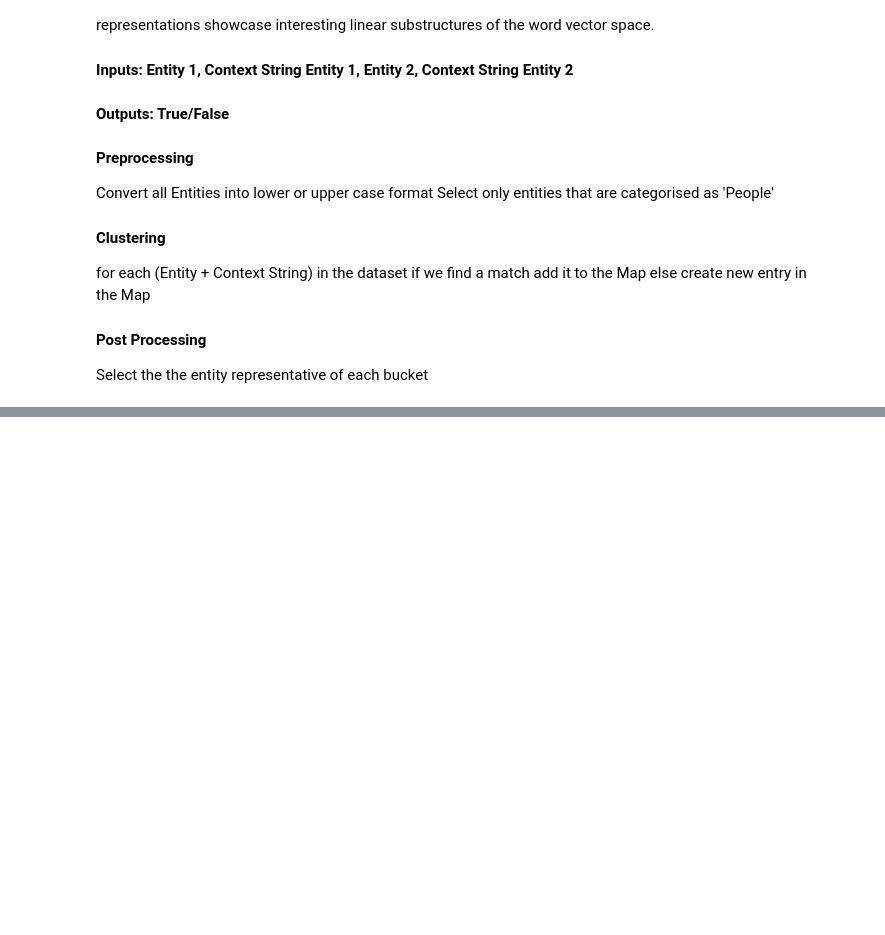
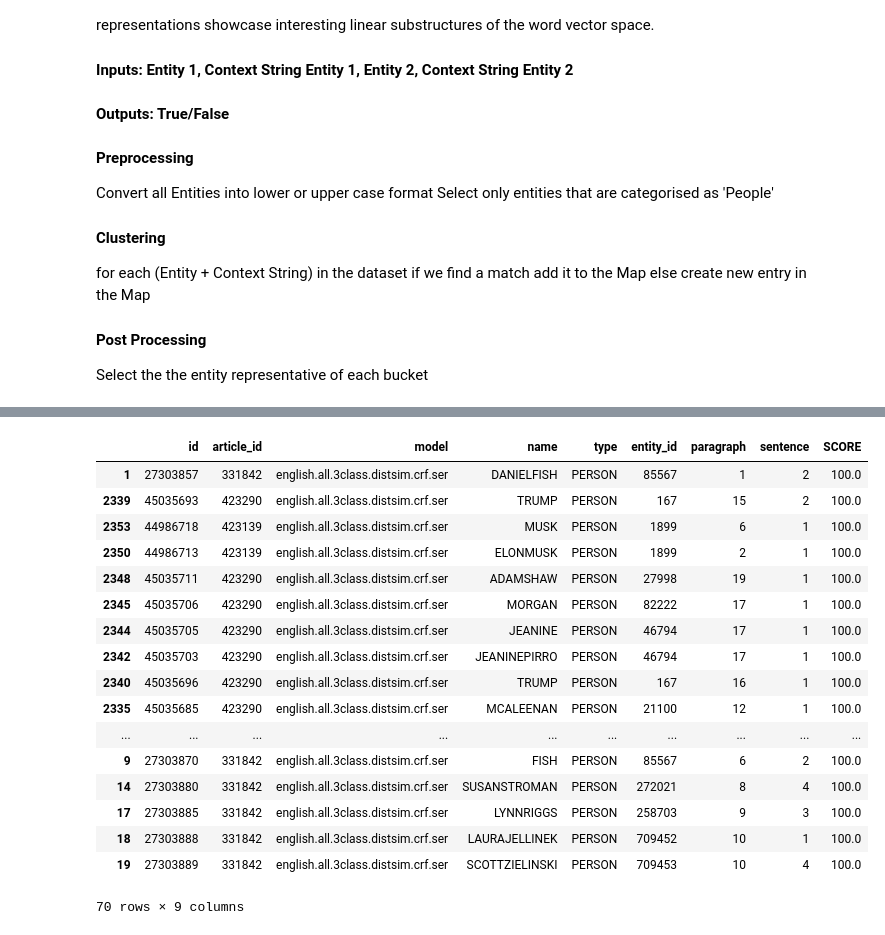
Before and after one commit to TeeanRonson/EntityResolution, a Jupyter notebook: EntityResolutionModel1.ipynb, the cells around one changed output, grey strips where cells are left out. Drawn from its saved outputs; the diff is of its cells as text; code cells hidden in the pictures; blank space fills up the shorter version.

```diff
--- a/EntityResolutionModel1.ipynb
+++ b/EntityResolutionModel1.ipynb
@@ -25 +32,5 @@ articles = pd.read_json("/Users/Rong/Documents/USF/EntityResolution/Model1/artic
+# %%
+# Read in the data
+entities = pd.read_csv("/Users/Rong/Documents/USF/EntityResolution/Model1/named_resolution.csv")
+articles = pd.read_json("/Users/Rong/Documents/USF/EntityResolution/Model1/articles.json")
 # %%
@@ -199,0 +147,4 @@ print(levenshtein("Hello", "Bebbo"))
+# %%
+entities.head()
+
+entity_people = entities[entities['type'] == 'PERSON']
@@ -199,0 +166,17 @@ print(levenshtein("Hello", "Bebbo"))
+# %%
+#check for similar entries
+def get_ratio(row):
+    name         = fuzz.token_set_ratio(entity_people['name'], row['name'])
+    entity_type     = fuzz.token_set_ratio(entity_people['type'], row['type'])
+    article_id = fuzz.token_set_ratio(entity_people['article_id'], row['article_id'])
+
+    weights = [8.0, 0.0, 2.0]
+
+    print(np.array([name, entity_type, article_id]))
+
+    return np.average(np.array([name, entity_type, article_id]), weights=weights)
+# %%
+# add score column
+entity_people['SCORE']  = entities.apply(get_ratio, axis=1)
+
+entity_people.head()
@@ -199,0 +209,24 @@ print(levenshtein("Hello", "Bebbo"))
+# %%
+entity_people.head()
+entity_people = entity_people.assign(name=entities['name'].str.upper().str.replace('\W+', ''))
+# entities.loc[entities['type'] == 'PERSON'].sort_values('SCORE',ascending=True).head(70)
+entity_people.loc[entities['type']=='PERSON'].sort_values('SCORE',ascending=False).head(70)
+# %% [output]
+|  | id | article_id | model | name | type | entity_id | paragraph | sentence | SCORE |
+| 1 | 27303857 | 331842 | english.all.3class.distsim.crf.ser | DANIELFISH | PERSON | 85567 | 1 | 2 | 100.0 |
+| 2339 | 45035693 | 423290 | english.all.3class.distsim.crf.ser | TRUMP | PERSON | 167 | 15 | 2 | 100.0 |
+| 2353 | 44986718 | 423139 | english.all.3class.distsim.crf.ser | MUSK | PERSON | 1899 | 6 | 1 | 100.0 |
+| 2350 | 44986713 | 423139 | english.all.3class.distsim.crf.ser | ELONMUSK | PERSON | 1899 | 2 | 1 | 100.0 |
+| 2348 | 45035711 | 423290 | english.all.3class.distsim.crf.ser | ADAMSHAW | PERSON | 27998 | 19 | 1 | 100.0 |
+| 2345 | 45035706 | 423290 | english.all.3class.distsim.crf.ser | MORGAN | PERSON | 82222 | 17 | 1 | 100.0 |
+| 2344 | 45035705 | 423290 | english.all.3class.distsim.crf.ser | JEANINE | PERSON | 46794 | 17 | 1 | 100.0 |
+| 2342 | 45035703 | 423290 | english.all.3class.distsim.crf.ser | JEANINEPIRRO | PERSON | 46794 | 17 | 1 | 100.0 |
+| 2340 | 45035696 | 423290 | english.all.3class.distsim.crf.ser | TRUMP | PERSON | 167 | 16 | 1 | 100.0 |
+| 2335 | 45035685 | 423290 | english.all.3class.distsim.crf.ser | MCALEENAN | PERSON | 21100 | 12 | 1 | 100.0 |
+| ... | ... | ... | ... | ... | ... | ... | ... | ... | ... |
+| 9 | 27303870 | 331842 | english.all.3class.distsim.crf.ser | FISH | PERSON | 85567 | 6 | 2 | 100.0 |
+| 14 | 27303880 | 331842 | english.all.3class.distsim.crf.ser | SUSANSTROMAN | PERSON | 272021 | 8 | 4 | 100.0 |
+| 17 | 27303885 | 331842 | english.all.3class.distsim.crf.ser | LYNNRIGGS | PERSON | 258703 | 9 | 3 | 100.0 |
+| 18 | 27303888 | 331842 | english.all.3class.distsim.crf.ser | LAURAJELLINEK | PERSON | 709452 | 10 | 1 | 100.0 |
+| 19 | 27303889 | 331842 | english.all.3class.distsim.crf.ser | SCOTTZIELINSKI | PERSON | 709453 | 10 | 4 | 100.0 |
+70 rows × 9 columns
```
Also changed, not shown: parts of 19 cells of this notebook.
